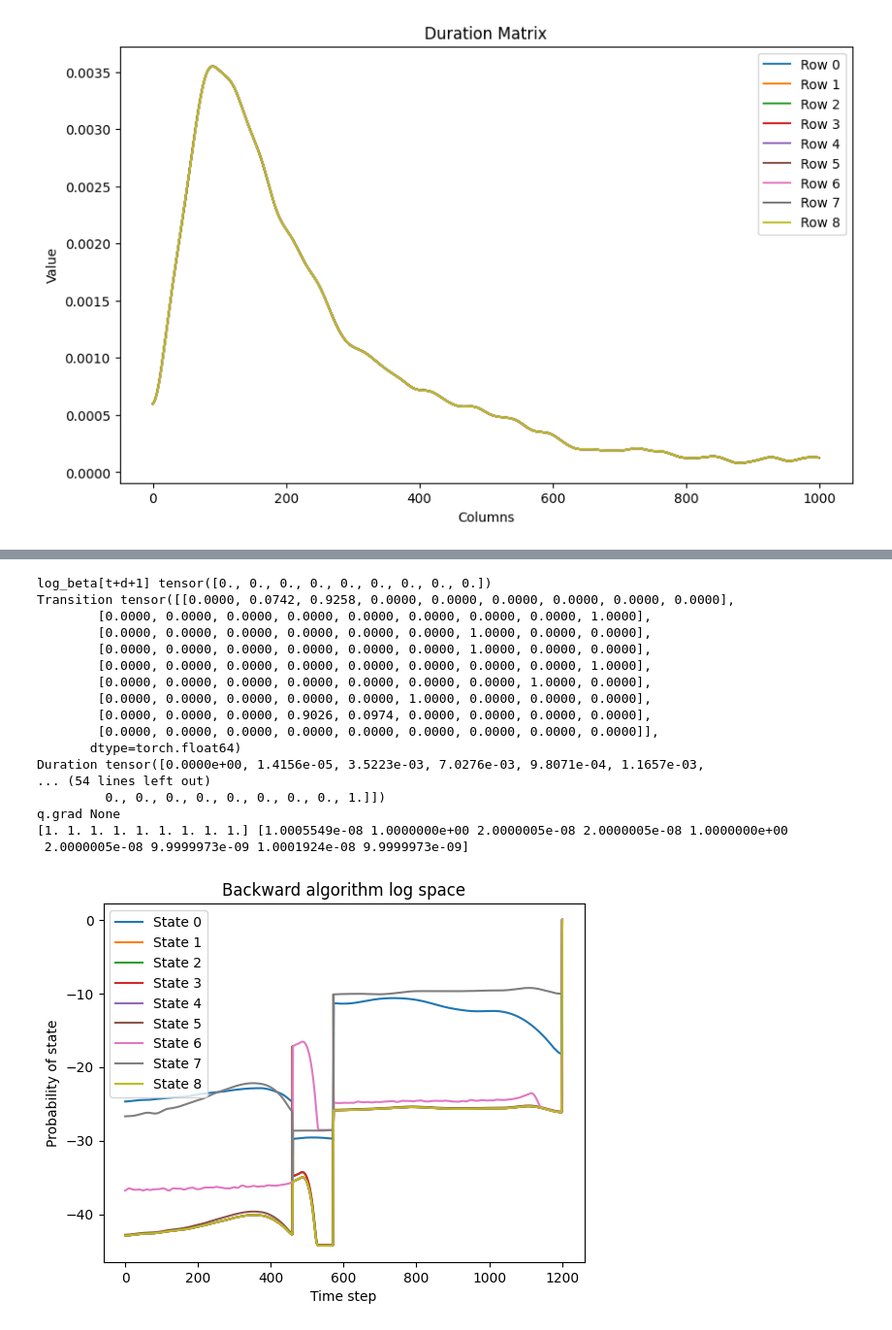
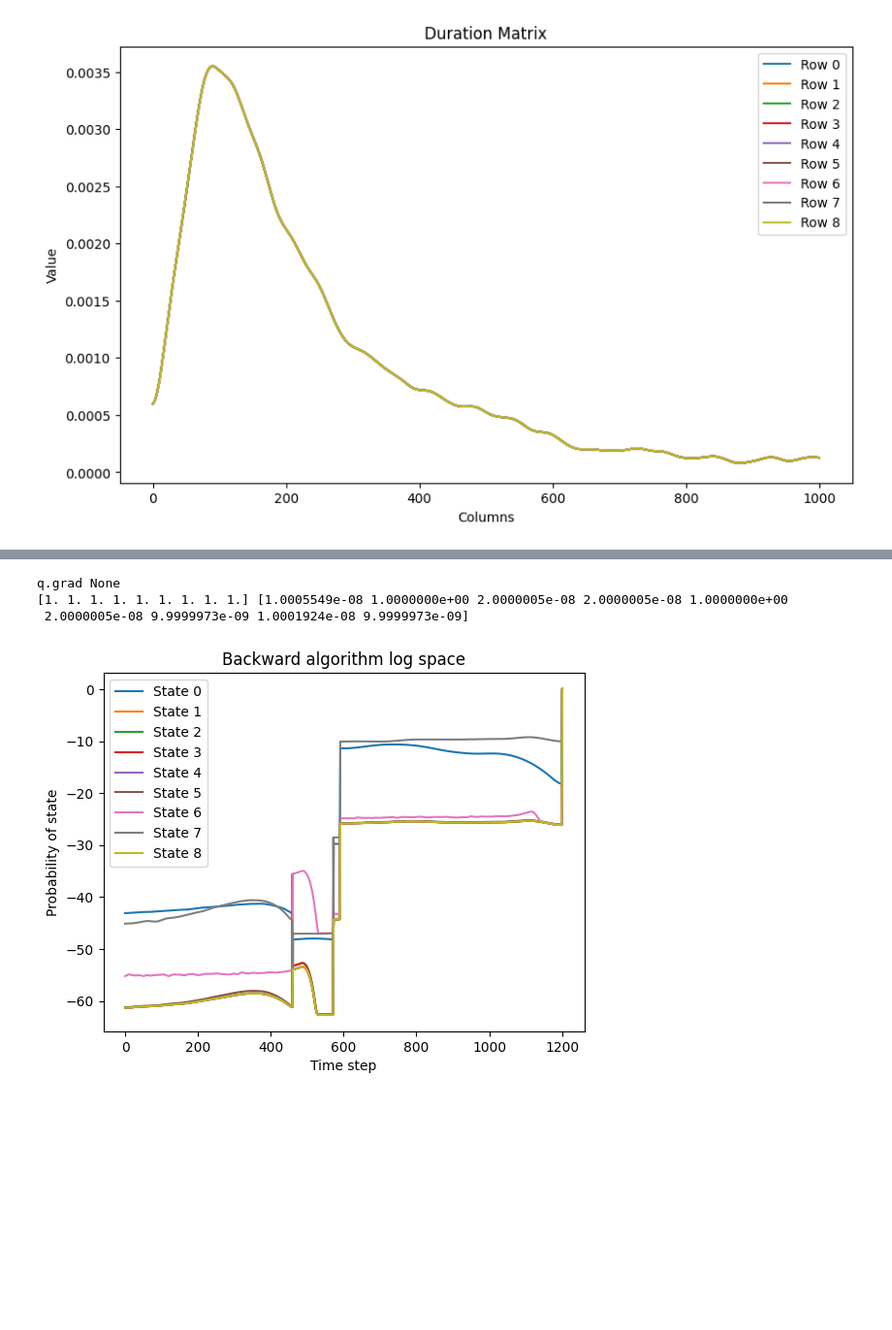
Before and after one commit to jcao0715/hsmm, a Jupyter notebook: synthetic_ex.ipynb, the cells around one changed output, grey strips where cells are left out. Shown: that part at 97% size. Drawn from its saved outputs; the diff is of its cells as text; code cells hidden in the pictures; blank space fills up the shorter version.

```diff
--- a/synthetic_ex.ipynb
+++ b/synthetic_ex.ipynb
@@ -61,7 +58,7 @@ np.where(Duration.any(0))
 q3 = torch.tensor([[1], [0], [0]]).repeat(1, 1200) # [[null],[5'],[3']]
 q3[:, 460] = torch.tensor([0, 1, 0]) # 5' site
 q3[:, 572] = torch.tensor([0, 0, 1]) # 3' site
-#q3[:, 590] = torch.tensor([0.4, 0.6, 0]) # 5' site
+q3[:, 590] = torch.tensor([0.4, 0.6, 0]) # 5' site
 print(q3)
 q = torch.zeros(9, q3.shape[1])
 q[1:6] = q3[0, :]
@@ -112,7 +109,8 @@ def matrix_mult_vec(log_alpha_row, Transition):
 def forward(states, Transition, q, Duration):
     T = len(q[0])
     N = len(states)
-    D = len(Duration[:, 0:1000][0])
+    # D = len(Duration[:, 0:1000][0])
+    D = len(Duration[0])
     log_alpha_list = []
     start = torch.zeros(N)
     start[0] = 1
@@ -120,19 +118,12 @@ def forward(states, Transition, q, Duration):
     print(Transition)
     print(D, T)
 
-    import tqdm.auto as tqdm
-
     # initialization
     for t in tqdm.trange(min(D, T)):
         new_log_alpha = torch.log(start+epsilon) + torch.log(Duration[:, t]+epsilon) + torch.sum(torch.log(q[:, :t+1]+epsilon), dim=1)
         for d in range(t):
             factor = torch.column_stack([matrix_mult_factor(log_alpha_list[t-d-1], Transition+epsilon)]*N)
             vector = matrix_mult_vec(log_alpha_list[t-d-1], Transition+epsilon)
-            if t == 100 and d == t - 1:
-                print('factor', factor)
-                print('vector', vector)
-                print('Duration', Duration[:, d])
-                print('q', q[:, t-d:t+1].prod(dim=1))
             new_log_alpha = torch.logaddexp(new_log_alpha, factor + vector + torch.log(Duration[:, d]+epsilon) + torch.sum(torch.log(q[:, t-d:t+1]+epsilon), dim=1)).squeeze()
         log_alpha_list.append(new_log_alpha)
 
@@ -197,7 +181,8 @@ q.grad None
 def backward(states, Transition, q, Duration):
     T = len(q[0])
     N = len(states)
-    D = len(Duration[:,0:1000][0])
+    # D = len(Duration[:,0:1000][0])
+    D = len(Duration[0])
     epsilon = 1e-8
     log_beta = torch.full((T, N), -float('inf'))
 
@@ -213,11 +198,6 @@ def backward(states, Transition, q, Duration):
         for d in range(D):
             if t + d <= T - 2:
                 log_beta_new = log_beta.clone()
-                if t == T - 100 and d == 98:
-                    print('log_beta[t+d+1]', log_beta[t+d+1])
-                    print('Transition', Transition)
-                    print('Duration', Duration[:, d])
-                    print('q', q[:, t+1:t+d+2])
                 log_beta_new[t] = torch.logaddexp(log_beta[t],
                                                   torch.logsumexp(
                                                       torch.row_stack([log_beta[t+d+1]]*N)
@@ -225,50 +205,34 @@ def backward(states, Transition, q, Duration):
                                                       + torch.log(torch.row_stack([Duration[:, d]]*N) + epsilon)
                                                       + torch.sum(torch.log(q[:, t + 1:t + d + 2] + epsilon), axis=1),
                                                                   axis=1))
                 log_beta = log_beta_new
-#        if t < T - 150:
- #           break
 
     log_beta = torch.exp(log_beta)
     log_beta_sum = torch.sum(log_beta)
     # log_beta_sum.backward()
 
     return log_beta
 
 
 bwd = backward(states, Transition, q, Duration).detach().numpy()
 print('q.grad', q.grad)
 print(bwd[-1], bwd[-2])
 
 # plot
 for state in states:
     probs = [bwd[t][state] for t in range(len(q[0]))]
     plt.plot(range(len(q[0])), np.log(probs), label=f"State {state}")
 
 plt.xlabel('Time step')
 plt.ylabel('Probability of state')
 plt.title('Backward algorithm log space')
 plt.legend()
 plt.show()
 # %% [output]
-log_beta[t+d+1] tensor([0., 0., 0., 0., 0., 0., 0., 0., 0.])
-Transition tensor([[0.0000, 0.0742, 0.9258, 0.0000, 0.0000, 0.0000, 0.0000, 0.0000, 0.0000],
-        [0.0000, 0.0000, 0.0000, 0.0000, 0.0000, 0.0000, 0.0000, 0.0000, 1.0000],
-        [0.0000, 0.0000, 0.0000, 0.0000, 0.0000, 0.0000, 1.0000, 0.0000, 0.0000],
-        [0.0000, 0.0000, 0.0000, 0.0000, 0.0000, 0.0000, 1.0000, 0.0000, 0.0000],
-        [0.0000, 0.0000, 0.0000, 0.0000, 0.0000, 0.0000, 0.0000, 0.0000, 1.0000],
-        [0.0000, 0.0000, 0.0000, 0.0000, 0.0000, 0.0000, 0.0000, 1.0000, 0.0000],
-        [0.0000, 0.0000, 0.0000, 0.0000, 0.0000, 1.0000, 0.0000, 0.0000, 0.0000],
-        [0.0000, 0.0000, 0.0000, 0.9026, 0.0974, 0.0000, 0.0000, 0.0000, 0.0000],
-        [0.0000, 0.0000, 0.0000, 0.0000, 0.0000, 0.0000, 0.0000, 0.0000, 0.0000]],
-       dtype=torch.float64)
-Duration tensor([0.0000e+00, 1.4156e-05, 3.5223e-03, 7.0276e-03, 9.8071e-04, 1.1657e-03,
-... (54 lines left out)
-         0., 0., 0., 0., 0., 0., 0., 0., 1.]])
 q.grad None
 [1. 1. 1. 1. 1. 1. 1. 1. 1.] [1.0005549e-08 1.0000000e+00 2.0000005e-08 2.0000005e-08 1.0000000e+00
  2.0000005e-08 9.9999973e-09 1.0001924e-08 9.9999973e-09]
-[figure, old version]
+[figure, new version]
 # %%
 def fb_alg(states, Transition, q, Duration):
     T = len(q[0])
```
Also changed, not shown: parts of 5 cells of this notebook.
